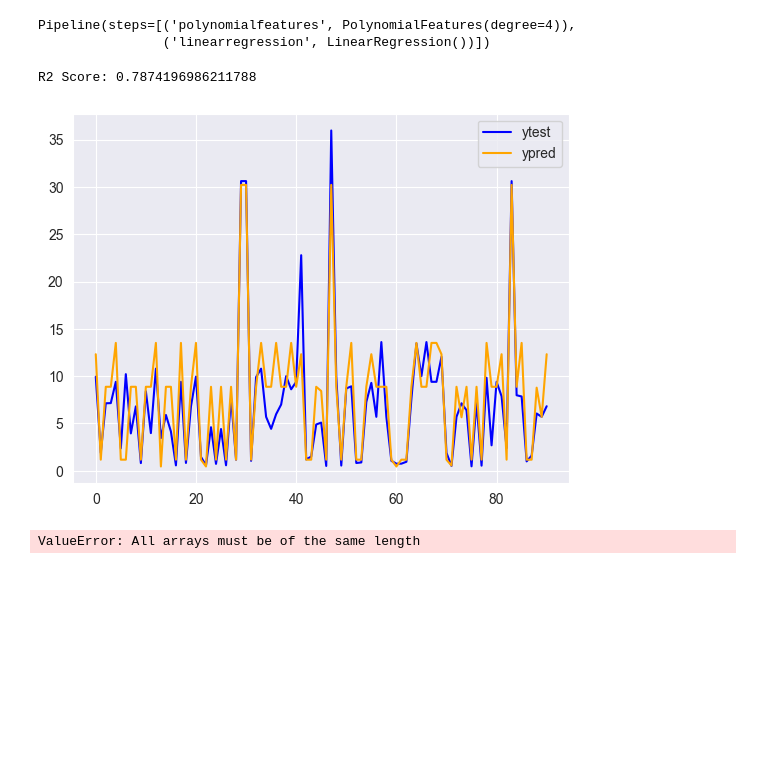
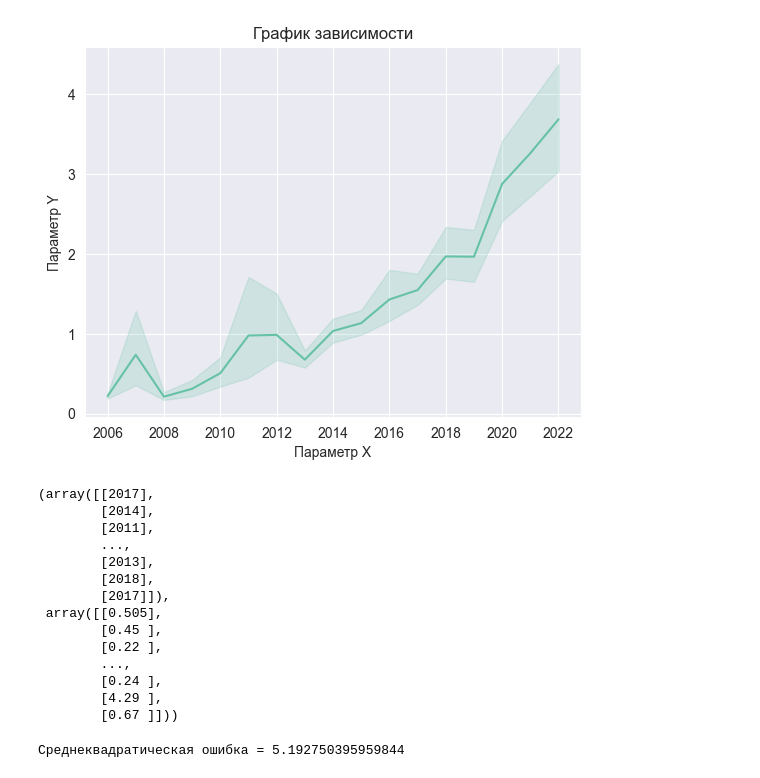
Before and after one commit to kitanoyoru/labs-sem-5, a Jupyter notebook: STATOIV/Lab2/main.ipynb, the cells around one changed output. Saved outputs shown, nothing was run; the diff lists cells and outputs as text; code cells hidden in the pictures; blank space fills up the shorter version.

```diff
--- a/STATOIV/Lab2/main.ipynb
+++ b/STATOIV/Lab2/main.ipynb
@@ -34,8 +35,0 @@ dataset
-# %%
-le=LabelEncoder()
-
-dataset["Fuel_Type"] = le.fit_transform(dataset["Fuel_Type"]) #2=petrol,1=Diesel,0=CNG
-dataset["Seller_Type"] = le.fit_transform(dataset["Seller_Type"]) # 0=Dealer,1=Individual
-dataset["Transmission"] = le.fit_transform(dataset["Transmission"])# 1=Manual,2=Automotic
-
-dataset.head()
@@ -59,30 +36,46 @@ xtrain, xtest, ytrain, ytest = train_test_split(x, y, test_size=0.3)
-# %%
-regression = make_pipeline(PolynomialFeatures(4), LinearRegression())
-regression.fit(xtrain, ytrain)
-# %% [output]
-Pipeline(steps=[('polynomialfeatures', PolynomialFeatures(degree=4)),
-                ('linearregression', LinearRegression())])
-# %%
-ypred = regression.predict(xtest)
-
-print("R2 Score:", r2_score(ytest, ypred))
-
-plt.plot(ytest, color="Blue", label="ytest", scalex='log')
-plt.plot(ypred, color="orange", label="ypred")
-plt.legend()
-plt.show()
-# %% [output]
-R2 Score: 0.7874196986211788
-[figure, removed]
 # %%
-sns.set_style("darkgrid")
-sns.set_palette("Set2")
+sns.set_style('darkgrid')
+sns.set_palette('Set2')
+
 
 sns.lineplot(
-    x=xtest.reshape(-1),
-    y=ypred.reshape(-1),
+    x=dataset["Year"],
+    y=dataset["Price"],
 )
 
+plt.title('График зависимости')
+plt.xlabel('Параметр X')
+plt.ylabel('Параметр Y')
 plt.show()
 # %% [output]
-ValueError: All arrays must be of the same length
+[figure, added]
+# %%
+x = np.array(dataset["Year"]).reshape(-1, 1)
+y = np.array(dataset["Price"]).reshape(-1, 1)
+
+x, y
+# %% [output]
+(array([[2017],
+        [2014],
+        [2011],
+        ...,
+        [2013],
+        [2018],
+        [2017]]),
+ array([[0.505],
+        [0.45 ],
+        [0.22 ],
+        ...,
+        [0.24 ],
+        [4.29 ],
+        [0.67 ]]))
+# %%
+DEGREES = 2
+
+regression = make_pipeline(PolynomialFeatures(DEGREES), LinearRegression())
+regression.fit(x, y)
+predictions = regression.predict(x)
+mean_squared_error = np.mean((predictions - np.array(y)) ** 2)
+print(f'Среднеквадратическая ошибка = {mean_squared_error}')
+# %% [output]
+Среднеквадратическая ошибка = 5.192750395959844
```
Also changed, not shown: parts of 7 cells of this notebook, 1 other file.
